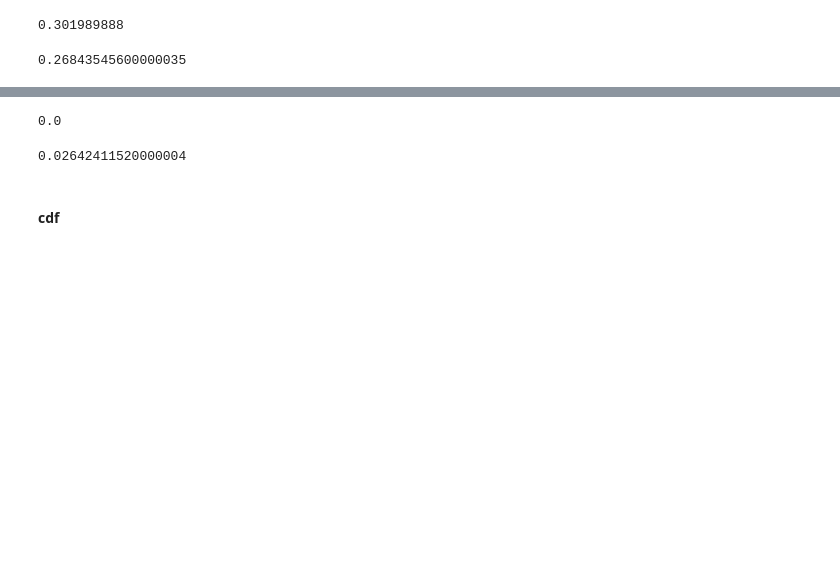
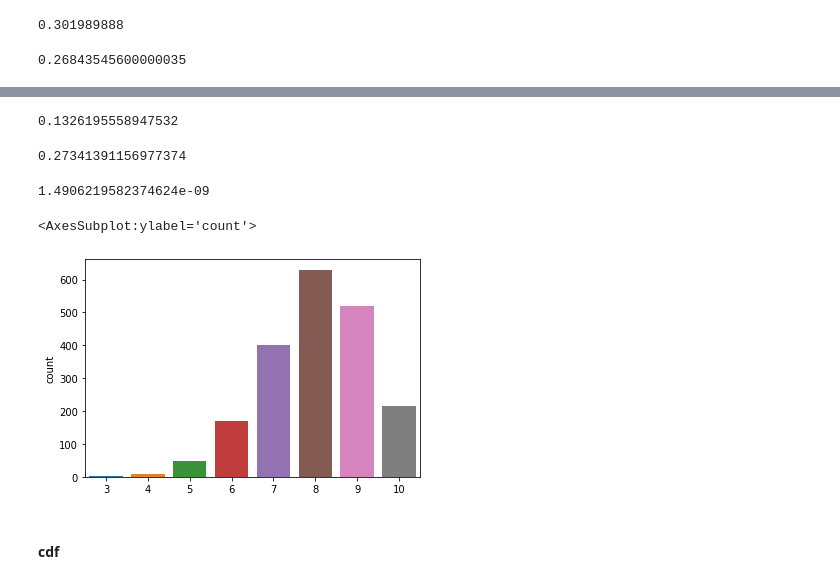
Before and after one commit to Ironhack-Data-Madrid-Enero-2021/Classroom-Materials, a Jupyter notebook: week_05/04-discrete-probability-distributions.ipynb, the cells around one changed output, grey strips where cells are left out. Saved outputs shown, nothing was run; the diff lists cells and outputs as text; code cells hidden in the pictures; blank space fills up the shorter version.

```diff
--- a/week_05/04-discrete-probability-distributions.ipynb
+++ b/week_05/04-discrete-probability-distributions.ipynb
@@ -260,11 +368,20 @@ my_binomial.pmf(10)
-# %%
-my_binomial.pmf(11)
-# %% [output]
-0.0
-# %%
-my_binomial.pmf(5)
-# %% [output]
-0.02642411520000004
+# %%
+my_covid_binomial.pmf(0)
+# %% [output]
+0.1326195558947532
+# %%
+my_covid_binomial.pmf(2)
+# %% [output]
+0.27341391156977374
+# %%
+my_covid_binomial.pmf(15)
+# %% [output]
+1.4906219582374624e-09
+# %%
+sns.countplot(x=my_binomial.rvs(size=2000))
+# %% [output]
+<AxesSubplot:ylabel='count'>
+[figure, added]
 # %% [markdown]
 #### cdf
 # %% [markdown]
```
Also changed, not shown: parts of 85 cells of this notebook, 1 other file.
